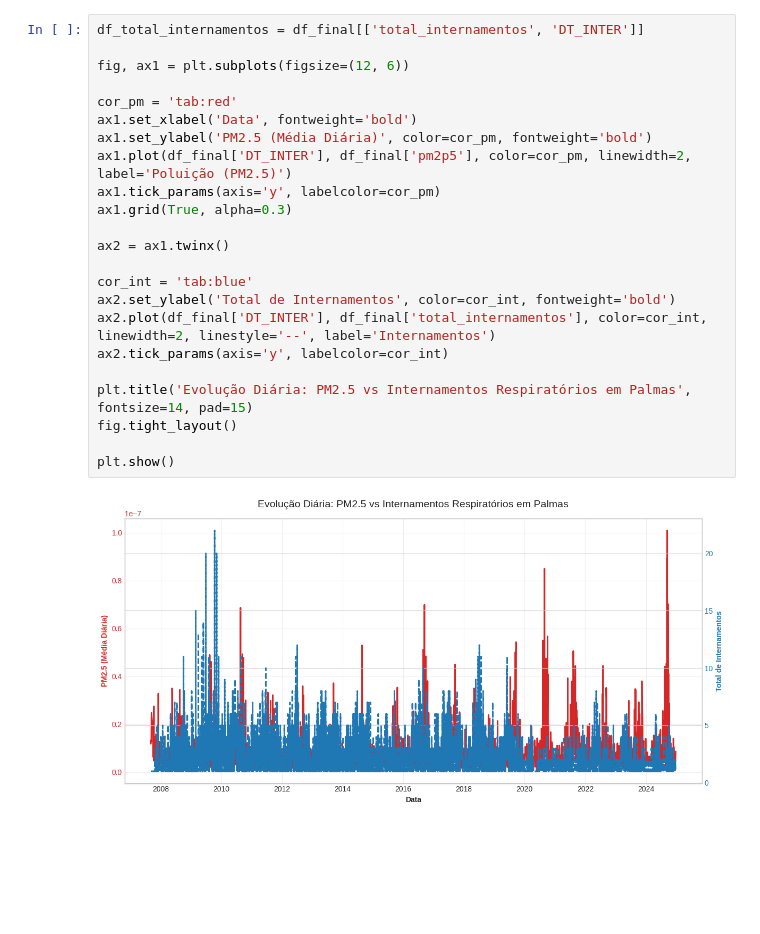
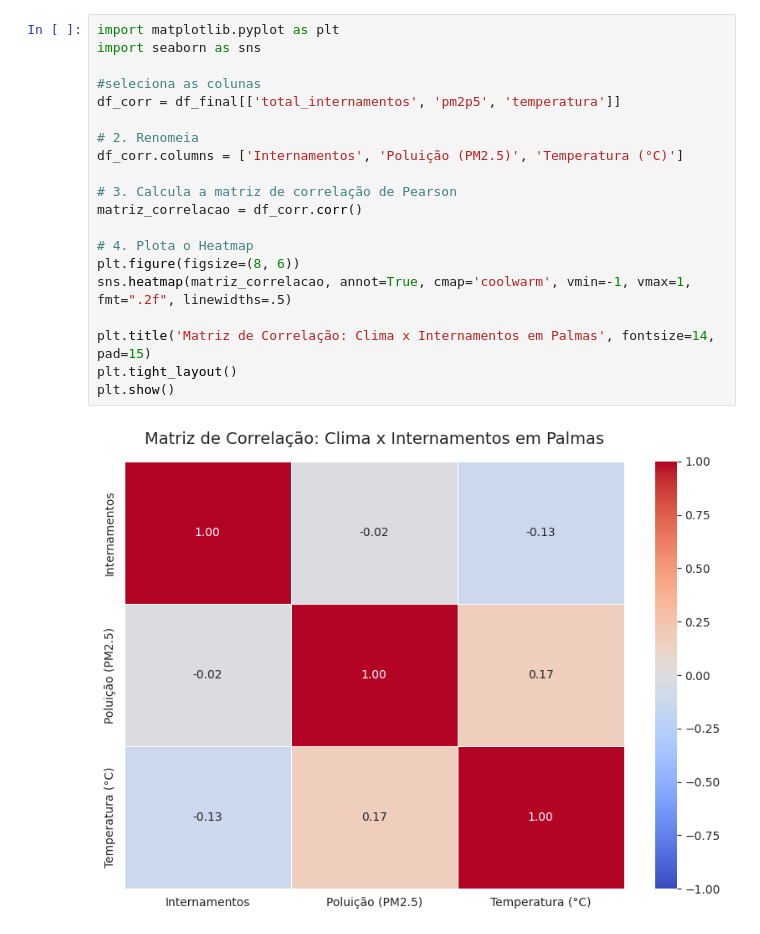
Before and after one commit to LuizFKM/ProjetoBigData, a Jupyter notebook: cruzamentoDeDados.ipynb, the cells around one changed output. Cells and saved outputs as stored; diff of their text form; blank space fills up the shorter version.

```diff
--- a/cruzamentoDeDados.ipynb
+++ b/cruzamentoDeDados.ipynb
@@ -37,26 +44,23 @@ df_final
 4898 rows × 4 columns
-# %%
-df_total_internamentos = df_final[['total_internamentos', 'DT_INTER']]
-
-fig, ax1 = plt.subplots(figsize=(12, 6))
-
-cor_pm = 'tab:red'
-ax1.set_xlabel('Data', fontweight='bold')
-ax1.set_ylabel('PM2.5 (Média Diária)', color=cor_pm, fontweight='bold')
-ax1.plot(df_final['DT_INTER'], df_final['pm2p5'], color=cor_pm, linewidth=2, label='Poluição (PM2.5)')
-ax1.tick_params(axis='y', labelcolor=cor_pm)
-ax1.grid(True, alpha=0.3)
-
-ax2 = ax1.twinx()
-
-cor_int = 'tab:blue'
-ax2.set_ylabel('Total de Internamentos', color=cor_int, fontweight='bold')
-ax2.plot(df_final['DT_INTER'], df_final['total_internamentos'], color=cor_int, linewidth=2, linestyle='--', label='Internamentos')
-ax2.tick_params(axis='y', labelcolor=cor_int)
-
-plt.title('Evolução Diária: PM2.5 vs Internamentos Respiratórios em Palmas', fontsize=14, pad=15)
-fig.tight_layout()
-
-plt.show()
-# %% [output]
-[figure, removed]
+# %%
+import matplotlib.pyplot as plt
+import seaborn as sns
+
+#seleciona as colunas
+df_corr = df_final[['total_internamentos', 'pm2p5', 'temperatura']]
+
+# 2. Renomeia
+df_corr.columns = ['Internamentos', 'Poluição (PM2.5)', 'Temperatura (°C)']
+
+# 3. Calcula a matriz de correlação de Pearson
+matriz_correlacao = df_corr.corr()
+
+# 4. Plota o Heatmap
+plt.figure(figsize=(8, 6))
+sns.heatmap(matriz_correlacao, annot=True, cmap='coolwarm', vmin=-1, vmax=1, fmt=".2f", linewidths=.5)
+
+plt.title('Matriz de Correlação: Clima x Internamentos em Palmas', fontsize=14, pad=15)
+plt.tight_layout()
+plt.show()
+# %% [output]
+[figure, added]
```
Also changed, not shown: parts of 3 cells of this notebook, 1 other file.
